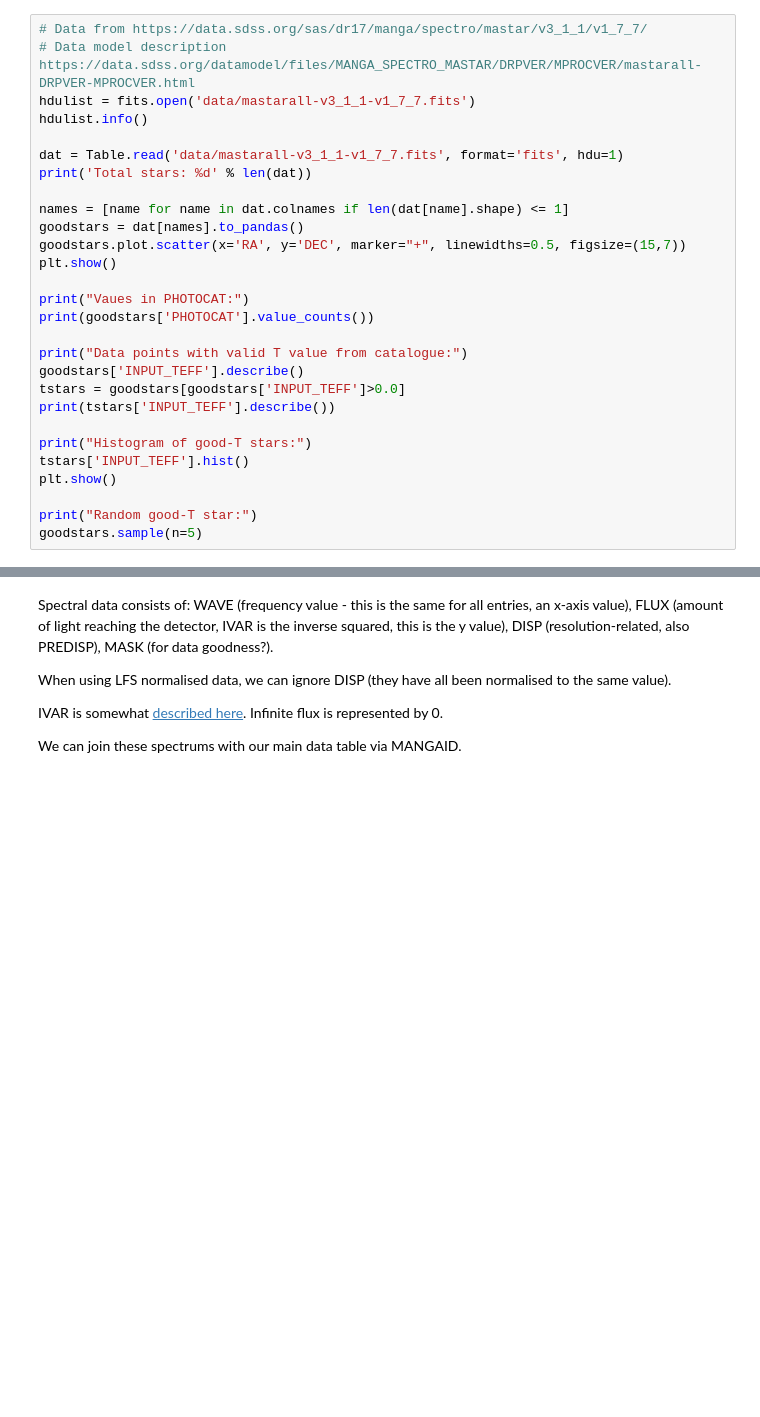
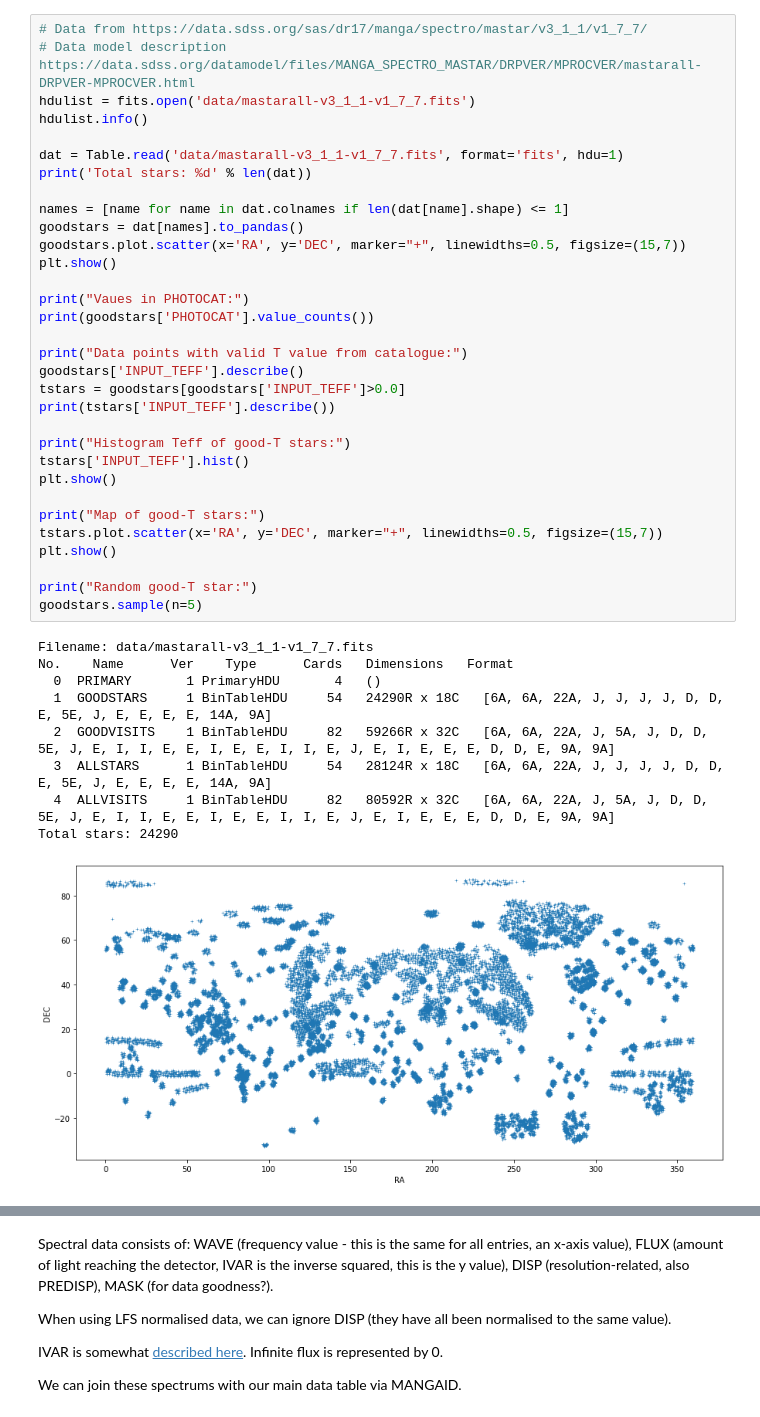
Before and after one commit to mateusz/sdss_mastar, a Jupyter notebook: 01_explore.ipynb, the cells around one changed output, grey strips where cells are left out. Drawn from its saved outputs; the diff is of its cells as text; blank space fills up the shorter version.

Commit message:
Explore spectra and images some more

```diff
--- a/01_explore.ipynb
+++ b/01_explore.ipynb
@@ -7,28 +11,42 @@ import numpy as np
 # %%
 # Data from https://data.sdss.org/sas/dr17/manga/spectro/mastar/v3_1_1/v1_7_7/
 # Data model description https://data.sdss.org/datamodel/files/MANGA_SPECTRO_MASTAR/DRPVER/MPROCVER/mastarall-DRPVER-MPROCVER.html
 hdulist = fits.open('data/mastarall-v3_1_1-v1_7_7.fits')
 hdulist.info()
 
 dat = Table.read('data/mastarall-v3_1_1-v1_7_7.fits', format='fits', hdu=1)
 print('Total stars: %d' % len(dat))
 
 names = [name for name in dat.colnames if len(dat[name].shape) <= 1]
 goodstars = dat[names].to_pandas()
 goodstars.plot.scatter(x='RA', y='DEC', marker="+", linewidths=0.5, figsize=(15,7))
 plt.show()
 
 print("Vaues in PHOTOCAT:")
 print(goodstars['PHOTOCAT'].value_counts())
 
 print("Data points with valid T value from catalogue:")
 goodstars['INPUT_TEFF'].describe()
 tstars = goodstars[goodstars['INPUT_TEFF']>0.0]
 print(tstars['INPUT_TEFF'].describe())
 
-print("Histogram of good-T stars:")
+print("Histogram Teff of good-T stars:")
 tstars['INPUT_TEFF'].hist()
+plt.show()
+
+print("Map of good-T stars:")
+tstars.plot.scatter(x='RA', y='DEC', marker="+", linewidths=0.5, figsize=(15,7))
 plt.show()
 
 print("Random good-T star:")
 goodstars.sample(n=5)
+# %% [output]
+Filename: data/mastarall-v3_1_1-v1_7_7.fits
+No.    Name      Ver    Type      Cards   Dimensions   Format
+  0  PRIMARY       1 PrimaryHDU       4   ()
+  1  GOODSTARS     1 BinTableHDU     54   24290R x 18C   [6A, 6A, 22A, J, J, J, J, D, D, E, 5E, J, E, E, E, E, 14A, 9A]
+  2  GOODVISITS    1 BinTableHDU     82   59266R x 32C   [6A, 6A, 22A, J, 5A, J, D, D, 5E, J, E, I, I, E, E, I, E, E, I, I, E, J, E, I, E, E, E, D, D, E, 9A, 9A]
+  3  ALLSTARS      1 BinTableHDU     54   28124R x 18C   [6A, 6A, 22A, J, J, J, J, D, D, E, 5E, J, E, E, E, E, 14A, 9A]
+  4  ALLVISITS     1 BinTableHDU     82   80592R x 32C   [6A, 6A, 22A, J, 5A, J, D, D, 5E, J, E, I, I, E, E, I, E, E, I, I, E, J, E, I, E, E, E, D, D, E, 9A, 9A]
+Total stars: 24290
+[figure, added]
```
Also changed, not shown: parts of 11 cells of this notebook.
